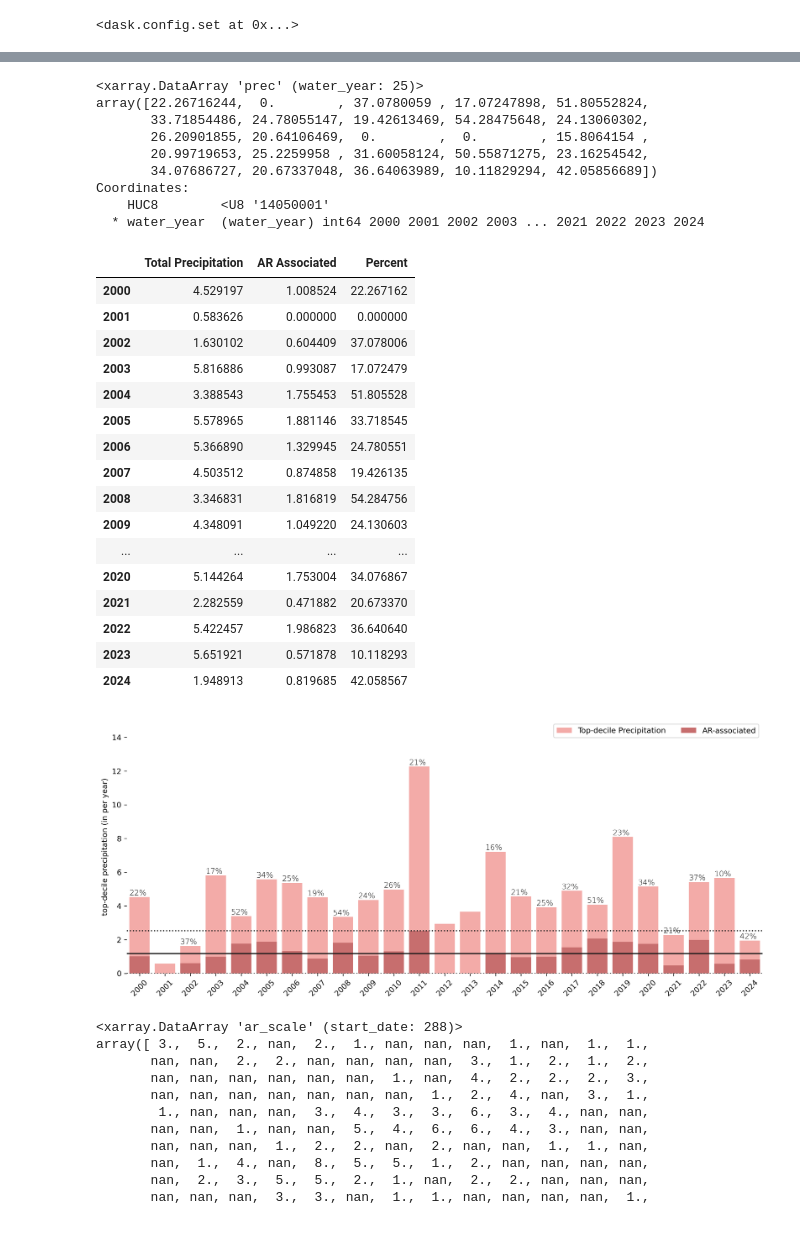
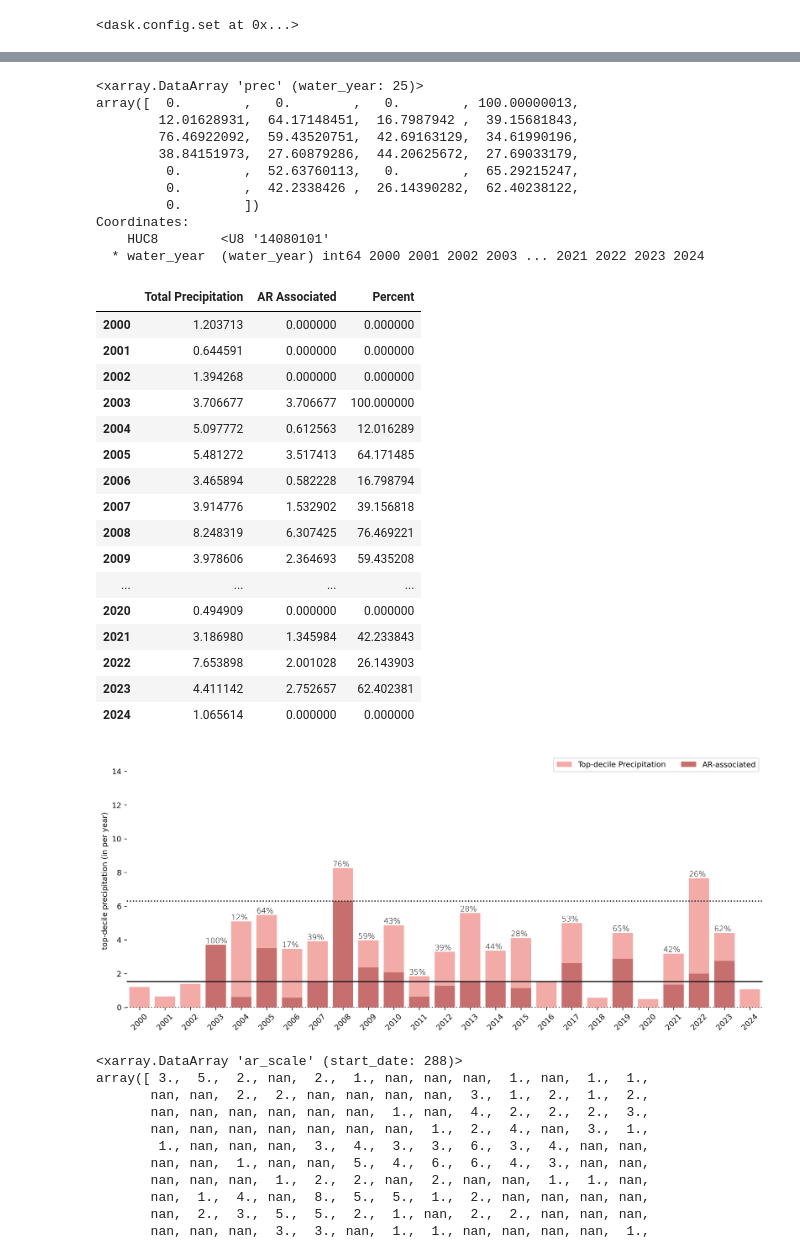
Before and after one commit to CW3E/CO_top-decile_precip_ARs_code, a Jupyter notebook: analysis/precip_time_series_contribution_Yamps.ipynb, the cells around one changed output, grey strips where cells are left out. Cells and saved outputs as stored; diff of their text form; code cells hidden in the pictures.

```diff
--- a/analysis/precip_time_series_contribution_Yamps.ipynb
+++ b/analysis/precip_time_series_contribution_Yamps.ipynb
@@ -46,7 +46,13 @@ path_to_figs = '../figs/'      # figures
 # %%
 HUC8_ID = '14050001'
 HUC8_lbl = 'Upper Yampa'
+subbasin = 'Upper_Yampa'
 fname = path_to_data + 'preprocessed/ERA5_trajectories/combined/PRISM_HUC8_{0}.nc'.format(HUC8_ID)
+
+HUC8_ID = '14080101'
+HUC8_lbl = 'Upper San Juan'
+subbasin = 'Upper_San_Juan'
+fname = path_to_data + 'preprocessed/UCRB_trajectories/combined/PRISM_HUC8_{0}.nc'.format(HUC8_ID)
 ds = xr.open_dataset(fname)
 ds['ar_scale'] = ds.ar_scale.fillna(0)
 
@@ -256,22 +238,31 @@ extreme_ar_prec
 #        2.3395315 , 2.06331102, 1.8730748 , 1.75300394, 0.0, 1.98682283,
 #        1.14646063, 0.81968504]
 
-extreme_ar_prec = [1.00852362, 0., 0.60440945, 0.99308661, 1.75545276, 1.88114567,
-       1.32994488, 0.87485827, 1.8168189 , 1.04922047, 1.30415354,
-       2.53234252, 0, 0, 1.14062205, 0.95775984, 0.99031102, 1.54695669,
-       2.06331102, 1.8730748 , 1.75300394, 0.47188189, 1.98682283,
-       0.57187795, 0.81968504]
+## Upper Yampa
+# extreme_ar_prec = [1.00852362, 0., 0.60440945, 0.99308661, 1.75545276, 1.88114567,
+#        1.32994488, 0.87485827, 1.8168189 , 1.04922047, 1.30415354,
+#        2.53234252, 0, 0, 1.14062205, 0.95775984, 0.99031102, 1.54695669,
+#        2.06331102, 1.8730748 , 1.75300394, 0.47188189, 1.98682283,
+#        0.57187795, 0.81968504]
+
+## Upper San Juan
+extreme_ar_prec = [0., 0., 0.0, 3.70667717, 0.61256299, 3.51741339, 0.58222835, 1.53290157,
+       6.3074252 , 2.36469291, 2.08235827, 0.63945276, 1.2798189 ,
+       1.5435    , 1.48418504, 1.1382874 , 0.0,  2.62798819, 0.0, 2.88702362, 0.0,
+       1.34598425, 2.00102756, 2.75265748, 0.0]
 # %%
 (extreme_ar_prec / extreme_prec)*100
 # %% [output]
 <xarray.DataArray 'prec' (water_year: 25)>
-array([22.26716244,  0.        , 37.0780059 , 17.07247898, 51.80552824,
-       33.71854486, 24.78055147, 19.42613469, 54.28475648, 24.13060302,
-       26.20901855, 20.64106469,  0.        ,  0.        , 15.8064154 ,
-       20.99719653, 25.2259958 , 31.60058124, 50.55871275, 23.16254542,
-       34.07686727, 20.67337048, 36.64063989, 10.11829294, 42.05856689])
+array([  0.        ,   0.        ,   0.        , 100.00000013,
+        12.01628931,  64.17148451,  16.7987942 ,  39.15681843,
+        76.46922092,  59.43520751,  42.69163129,  34.61990196,
+        38.84151973,  27.60879286,  44.20625672,  27.69033179,
+         0.        ,  52.63760113,   0.        ,  65.29215247,
+         0.        ,  42.2338426 ,  26.14390282,  62.40238122,
+         0.        ])
 Coordinates:
-    HUC8        <U8 '14050001'
+    HUC8        <U8 '14080101'
   * water_year  (water_year) int64 2000 2001 2002 2003 ... 2021 2022 2023 2024
 # %%
 df = pd.DataFrame({'Total Precipitation': extreme_prec.values,
@@ -282,26 +273,26 @@ df = pd.DataFrame({'Total Precipitation': extreme_prec.values,
 df
 # %% [output]
 |  | Total Precipitation | AR Associated | Percent |
-| 2000 | 4.529197 | 1.008524 | 22.267162 |
-| 2001 | 0.583626 | 0.000000 | 0.000000 |
-| 2002 | 1.630102 | 0.604409 | 37.078006 |
-| 2003 | 5.816886 | 0.993087 | 17.072479 |
-| 2004 | 3.388543 | 1.755453 | 51.805528 |
-| 2005 | 5.578965 | 1.881146 | 33.718545 |
-| 2006 | 5.366890 | 1.329945 | 24.780551 |
-| 2007 | 4.503512 | 0.874858 | 19.426135 |
-| 2008 | 3.346831 | 1.816819 | 54.284756 |
-| 2009 | 4.348091 | 1.049220 | 24.130603 |
+| 2000 | 1.203713 | 0.000000 | 0.000000 |
+| 2001 | 0.644591 | 0.000000 | 0.000000 |
+| 2002 | 1.394268 | 0.000000 | 0.000000 |
+| 2003 | 3.706677 | 3.706677 | 100.000000 |
+| 2004 | 5.097772 | 0.612563 | 12.016289 |
+| 2005 | 5.481272 | 3.517413 | 64.171485 |
+| 2006 | 3.465894 | 0.582228 | 16.798794 |
+| 2007 | 3.914776 | 1.532902 | 39.156818 |
+| 2008 | 8.248319 | 6.307425 | 76.469221 |
+| 2009 | 3.978606 | 2.364693 | 59.435208 |
 | ... | ... | ... | ... |
-| 2020 | 5.144264 | 1.753004 | 34.076867 |
-| 2021 | 2.282559 | 0.471882 | 20.673370 |
-| 2022 | 5.422457 | 1.986823 | 36.640640 |
-| 2023 | 5.651921 | 0.571878 | 10.118293 |
-| 2024 | 1.948913 | 0.819685 | 42.058567 |
+| 2020 | 0.494909 | 0.000000 | 0.000000 |
+| 2021 | 3.186980 | 1.345984 | 42.233843 |
+| 2022 | 7.653898 | 2.001028 | 26.143903 |
+| 2023 | 4.411142 | 2.752657 | 62.402381 |
+| 2024 | 1.065614 | 0.000000 | 0.000000 |
 # %%
 fig = plt.figure(figsize=(15,6))
 fig.dpi = 300
-fname = '../figs/time_series_extreme_Upper_Yampa'
+fname = '../figs/time_series_extreme_{0}'.format(subbasin)
 fmt1 = 'png'
 gs = fig.add_gridspec(nrows=1, ncols=1)
 color_list = ['b', 'r', 'g']
@@ -318,34 +309,34 @@ d1 = sns.barplot(x=df.index, y="Total Precipitation", data=df, color='r', label=
 sns.set_color_codes("muted")
 d2 = sns.barplot(x=df.index, y="AR Associated", data=df, color='r', label="AR-associated")
 
 # Add a legend and informative axis label
 ax.legend(ncol=2, loc="upper right", frameon=True)
 ax.set(ylim=(0, 15), ylabel="top-decile precipitation (in per year)", xlabel="")
 sns.despine(left=True, bottom=True)
 #     ax.set_title(subtitles[i])
 d1.set_xticklabels(d1.get_xticklabels(), rotation=45)
 
 ## add min/max/mean/median lines
 ax.axhline(y=df['AR Associated'].min(), color='k', linestyle=':')
 ax.axhline(y=df['AR Associated'].max(), color='k', linestyle=':')
 ax.axhline(y=df['AR Associated'].mean(), color='k', linestyle='-')
 
 yloc = df['Total Precipitation'].values
 xloc = np.arange(0, len(df), 1)
 proportion = df['Percent'].values
 for i, (x, prop) in enumerate(zip(xloc, proportion)):
     if prop > 0:
         plt.text(x=x-0.4,
                  y=yloc[i]+0.1,
                  s=f'{int(np.round(prop, 0))}%',
                  color="black",
                  fontsize=10,
                  fontweight="light", zorder=200)
 
 fig.savefig('%s.%s' %(fname, fmt1), bbox_inches='tight', dpi=fig.dpi)
 plt.show()
 # %% [output]
-[figure, old version]
+[figure, new version]
 # %%
 AR = ds.where(ds[varname] > thres, drop=True).ar_scale
 da_groupby_monthly = AR.groupby('start_date.month').count(['start_date'])
```
Also changed, not shown: parts of 8 cells of this notebook, 7 other files.
